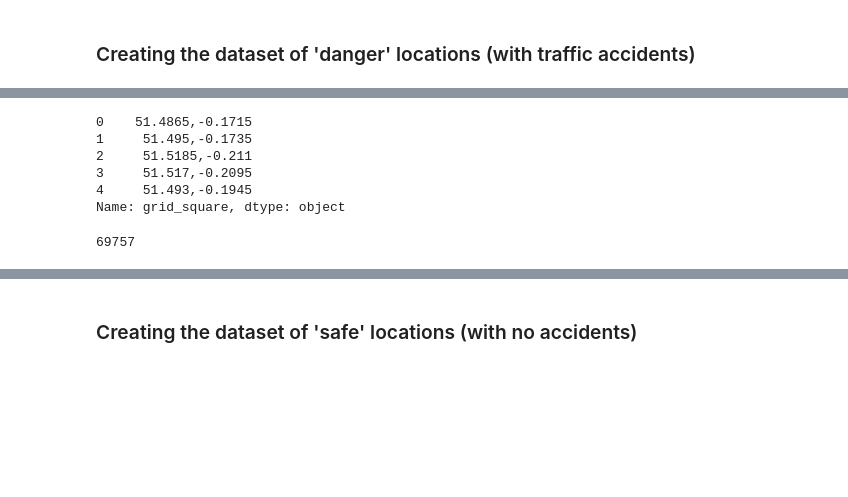
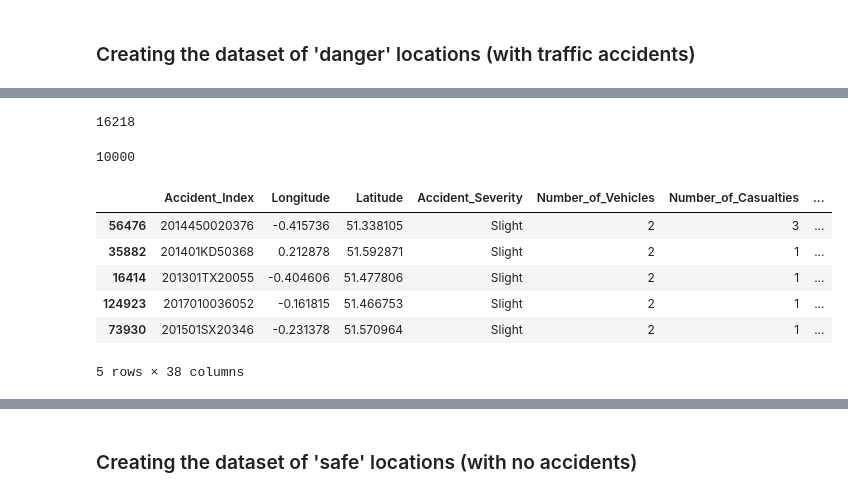
Before and after one commit to FinYoum/Predicting-traffic-accidents-CNN, a Jupyter notebook: 7_Model3_mixed_input_neural_network.ipynb, the cells around one changed output, grey strips where cells are left out. Drawn from its saved outputs; the diff is of its cells as text; code cells hidden in the pictures; blank space fills up the shorter version.

Commit message:
Edits to model3 notebook

```diff
--- a/7_Model3_mixed_input_neural_network.ipynb
+++ b/7_Model3_mixed_input_neural_network.ipynb
@@ -105,15 +107,29 @@ traffic.head()
-# %%
-model3_dataset_danger = pd.read_csv('data/modelling/danger_squares_london.csv', header=None, names=['grid_square'])
-model3_dataset_danger = model3_dataset_danger.grid_square
-model3_dataset_danger.head()
-# %% [output]
-0    51.4865,-0.1715
-1     51.495,-0.1735
-2     51.5185,-0.211
-3     51.517,-0.2095
-4     51.493,-0.1945
-Name: grid_square, dtype: object
-# %%
-len(model3_dataset_danger)
-# %% [output]
-69757
+# %%
+def myround(x, base=.0005):
+    return base * round(x/base)
+# %%
+# Adding rounded lat and long columns and a grid square column to the London accident dataset
+accidents['lat_4dp'] = myround(accidents['Latitude'])
+accidents['long_4dp'] = myround(accidents['Longitude'])
+accidents['grid_square'] = round(accidents['lat_4dp'],4).map(str) + "," + round(accidents['long_4dp'],4).map(str)
+# %%
+# Take random sample of 20000 to drop duplicate grid squares
+sample_20000_london = accidents.sample(n=20000, random_state=42,
+                                                     replace=False).drop_duplicates(['grid_square'])
+len(sample_20000_london)
+# %% [output]
+16218
+# %%
+# Now take random sample from above to get final sample of 10000 accidents
+danger_london_accidents_sample = sample_20000_london.sample(n=10000, random_state=0, replace=False)
+print(len(danger_london_accidents_sample))
+danger_london_accidents_sample.head()
+# %% [output]
+10000
+|  | Accident_Index | Longitude | Latitude | Accident_Severity | Number_of_Vehicles | Number_of_Casualties | ... |
+| 56476 | 2014450020376 | -0.415736 | 51.338105 | Slight | 2 | 3 | ... |
+| 35882 | 201401KD50368 | 0.212878 | 51.592871 | Slight | 2 | 1 | ... |
+| 16414 | 201301TX20055 | -0.404606 | 51.477806 | Slight | 2 | 1 | ... |
+| 124923 | 2017010036052 | -0.161815 | 51.466753 | Slight | 2 | 1 | ... |
+| 73930 | 201501SX20346 | -0.231378 | 51.570964 | Slight | 2 | 1 | ... |
+5 rows × 38 columns
```
Also changed, not shown: parts of 90 cells of this notebook, 2 other files.
